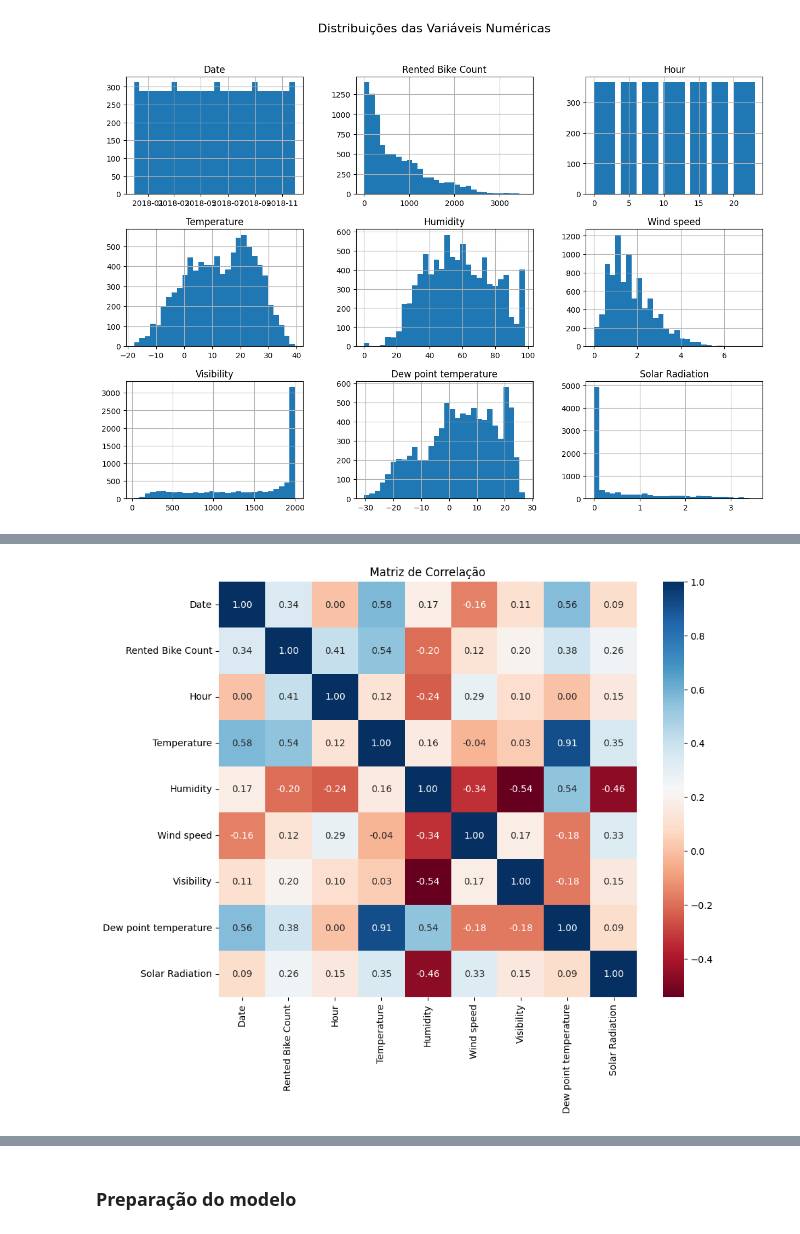
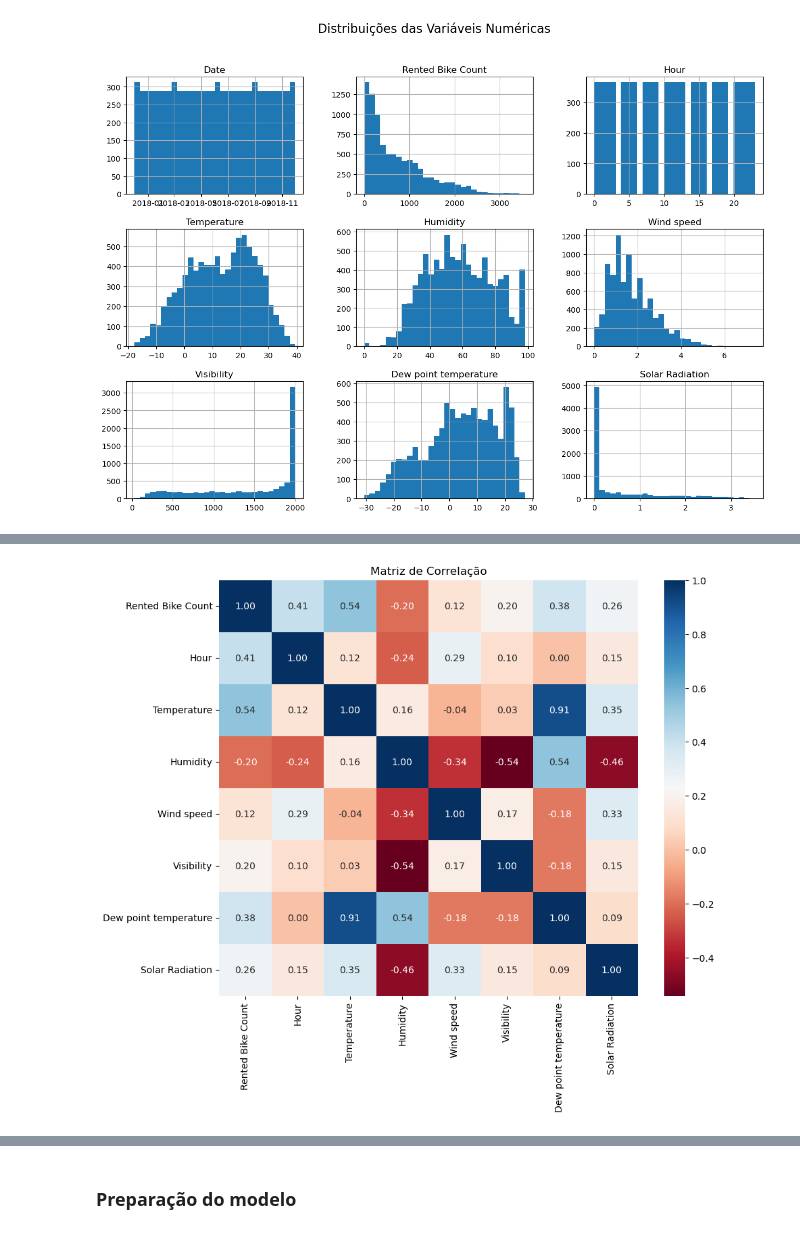
Before and after one commit to JpLimags/Regression_power_consumption__tetouan_city, a Jupyter notebook: seoul bike sharing.ipynb, the cells around one changed output, grey strips where cells are left out. Saved outputs shown, nothing was run; the diff lists cells and outputs as text; code cells hidden in the pictures.

```diff
--- a/seoul bike sharing.ipynb
+++ b/seoul bike sharing.ipynb
@@ -149,12 +173,9 @@ plt.show()
 # %%
-import seaborn as sns
-import matplotlib.pyplot as plt
-
-correlation_matrix = df[['Date', 'Rented Bike Count', 'Hour', 'Temperature', 'Humidity', 'Wind speed', 'Visibility', 'Dew point temperature', 'Solar Radiation']].corr()
+correlation_matrix = df[['Rented Bike Count', 'Hour', 'Temperature', 'Humidity', 'Wind speed', 'Visibility', 'Dew point temperature', 'Solar Radiation']].corr()
 
 plt.figure(figsize=(10, 8))
 sns.heatmap(correlation_matrix, annot=True, cmap='RdBu', fmt='.2f')
 plt.title('Matriz de Correlação')
 plt.show()
 # %% [output]
-[figure, old version]
+[figure, new version]
```
Also changed, not shown: parts of 33 cells of this notebook.
